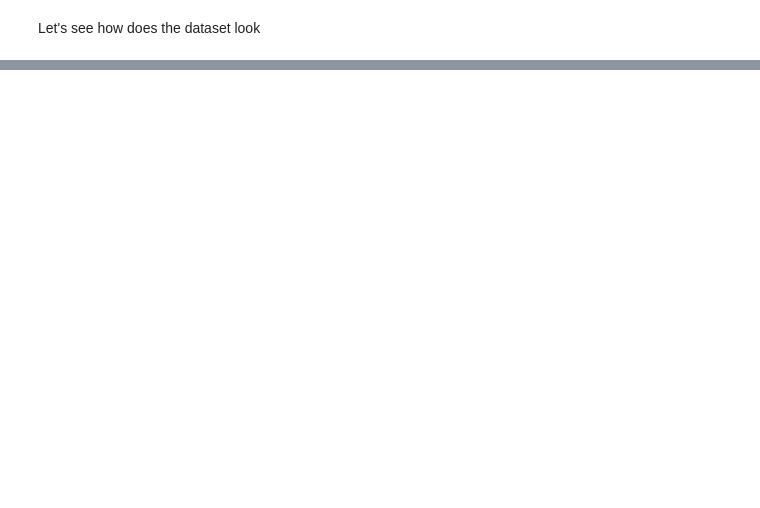
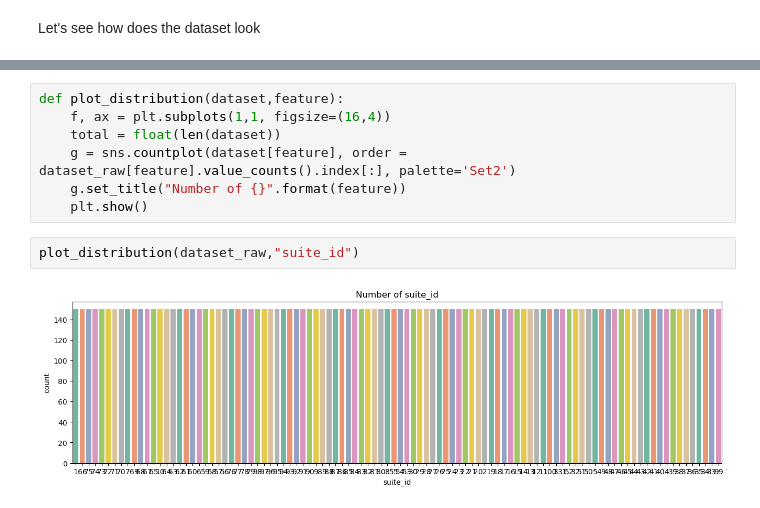
Before and after one commit to ManuIluro22/Chinese_MNIST, a Jupyter notebook: notebook/Cas_Kaggle_MNIST_Chinp_git.ipynb, the cells around one changed output, grey strips where cells are left out. Cells and saved outputs as stored; diff of their text form; blank space fills up the shorter version.

```diff
--- a/notebook/Cas_Kaggle_MNIST_Chinp_git.ipynb
+++ b/notebook/Cas_Kaggle_MNIST_Chinp_git.ipynb
@@ -42,0 +181,11 @@ dataset_raw.sample(5).head()
+# %%
+def plot_distribution(dataset,feature):
+    f, ax = plt.subplots(1,1, figsize=(16,4))
+    total = float(len(dataset))
+    g = sns.countplot(dataset[feature], order = dataset_raw[feature].value_counts().index[:], palette='Set2')
+    g.set_title("Number of {}".format(feature))
+    plt.show()
+# %%
+plot_distribution(dataset_raw,"suite_id")
+# %% [output]
+[figure, added]
```
Also changed, not shown: parts of 160 cells of this notebook.
